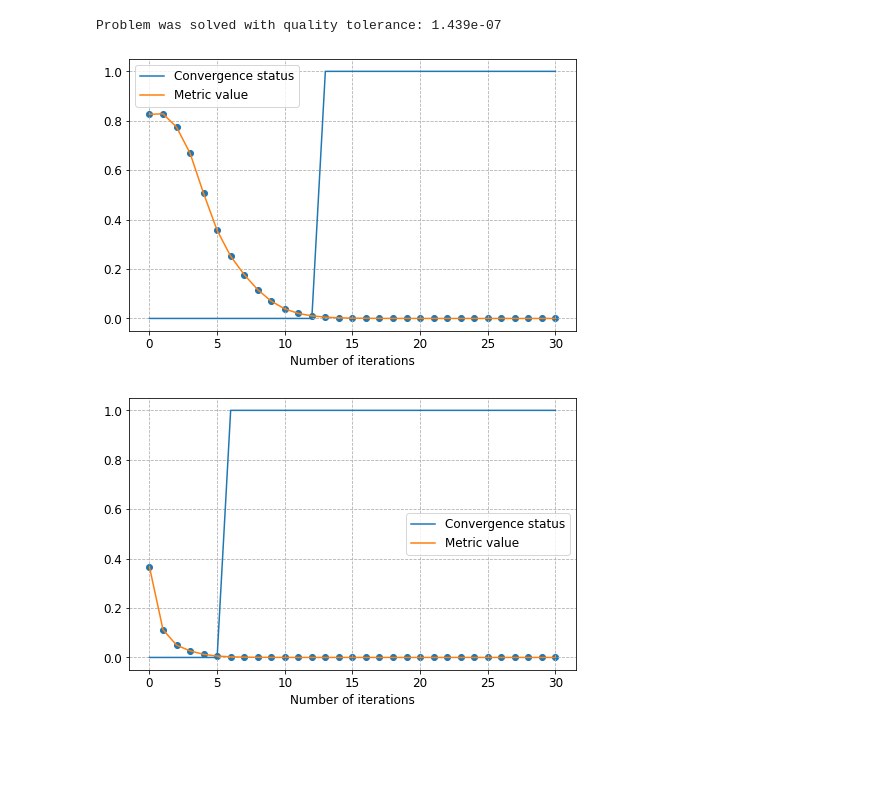
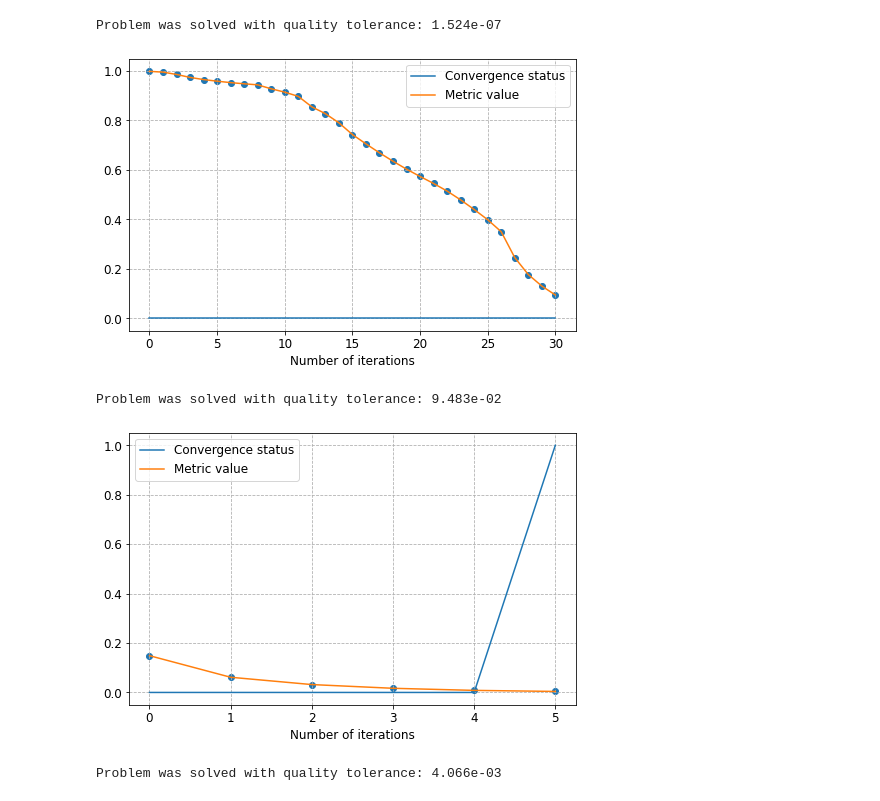
Before and after one commit to shaxov/phrt_opt, a Jupyter notebook: examples/Alternating projections.ipynb, the cells around one changed output. Cells and saved outputs as stored; diff of their text form; code cells hidden in the pictures; blank space fills up the shorter version.

```diff
--- a/examples/Alternating projections.ipynb
+++ b/examples/Alternating projections.ipynb
@@ -7,8 +7,8 @@ plt.rcParams.update({'font.size': 12})
 # %%
 # Problem initialization
 
-num_beams = 10
-num_measurements = 100
+num_beams = 64
+num_measurements = 8 * num_beams
 
 # Transmission matrix
 tm = np.random.randn(num_measurements, num_beams) + 1j * np.random.randn(num_measurements, num_beams)
@@ -26,7 +26,7 @@ x_hat = phrt_opt.methods.alternating_projections(tm, b)
 q = phrt_opt.metrics.quality_norm(x, x_hat)
 print(f"Problem was solved with quality tolerance: %.3e" % q)
 # %% [output]
-Problem was solved with quality tolerance: 1.439e-07
+Problem was solved with quality tolerance: 1.524e-07
 # %%
 # Algorithm usage with callbacks
 
@@ -35,7 +35,7 @@ max_iter = 30
 metric = phrt_opt.metrics.quality_norm
 
 callbacks = [
-    phrt_opt.callbacks.ConvergenceCallback(metric, tol),
+    phrt_opt.callbacks.IsConvergedCallback(metric, tol),
     phrt_opt.callbacks.MetricCallback(x, metric),
 ]
 
@@ -49,48 +49,57 @@ x_hat, info = phrt_opt.methods.alternating_projections(
 
 plt.figure(figsize=(8, 5))
 
-plt.plot(info['cinfo'][:, 0], label="Convergence status")
+plt.plot(info[:, 0], label="Convergence status")
 
-plt.plot(info['cinfo'][:, 1], label="Metric value")
-plt.scatter(np.arange(max_iter + 1), info['cinfo'][:, 1])
+plt.plot(info[:, 1], label="Metric value")
+plt.scatter(np.arange(len(info)), info[:, 1])
 plt.xlabel("Number of iterations")
 plt.legend()
 plt.grid(True, linestyle='--')
 plt.show()
+
+q = phrt_opt.metrics.quality_norm(x, x_hat)
+print(f"Problem was solved with quality tolerance: %.3e" % q)
 # %% [output]
-[figure, old version]
+[figure, new version]
+Problem was solved with quality tolerance: 9.483e-02
 # %%
 # Algorithm usage with initializer
 
 tol = 1e-3
 max_iter = 30
 metric = phrt_opt.metrics.quality_norm
 
 callbacks = [
-    phrt_opt.callbacks.ConvergenceCallback(metric, tol),
+    phrt_opt.callbacks.IsConvergedCallback(metric, tol),
     phrt_opt.callbacks.MetricCallback(x, metric),
 ]
 
-x0 = phrt_opt.initializers.wirtinger(tm, b, tol=1e-3)
+initializer = phrt_opt.initializers.GaoXu(eig=phrt_opt.eig.PowerMethod(1e-3))
+x0 = initializer(tm, b)
 
 x_hat, info = phrt_opt.methods.alternating_projections(
     tm, b,
     x0=x0,
     tol=tol,
     max_iter=max_iter,
     metric=metric,
     callbacks=callbacks,
 )
 
 plt.figure(figsize=(8, 5))
 
-plt.plot(info['cinfo'][:, 0], label="Convergence status")
+plt.plot(info[:, 0], label="Convergence status")
 
-plt.plot(info['cinfo'][:, 1], label="Metric value")
-plt.scatter(np.arange(max_iter + 1), info['cinfo'][:, 1])
+plt.plot(info[:, 1], label="Metric value")
+plt.scatter(np.arange(len(info)), info[:, 1])
 plt.xlabel("Number of iterations")
 plt.legend()
 plt.grid(True, linestyle='--')
 plt.show()
+
+q = phrt_opt.metrics.quality_norm(x, x_hat)
+print(f"Problem was solved with quality tolerance: %.3e" % q)
 # %% [output]
-[figure, old version]
+[figure, new version]
+Problem was solved with quality tolerance: 4.066e-03
```
Also changed, not shown: 3 other files.
